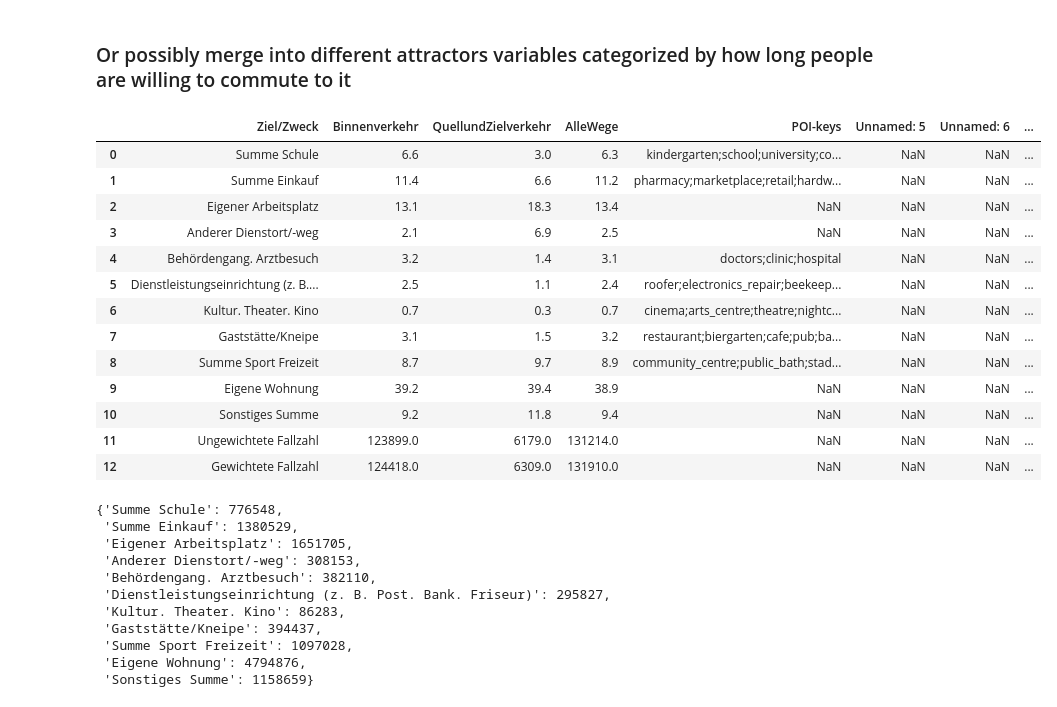
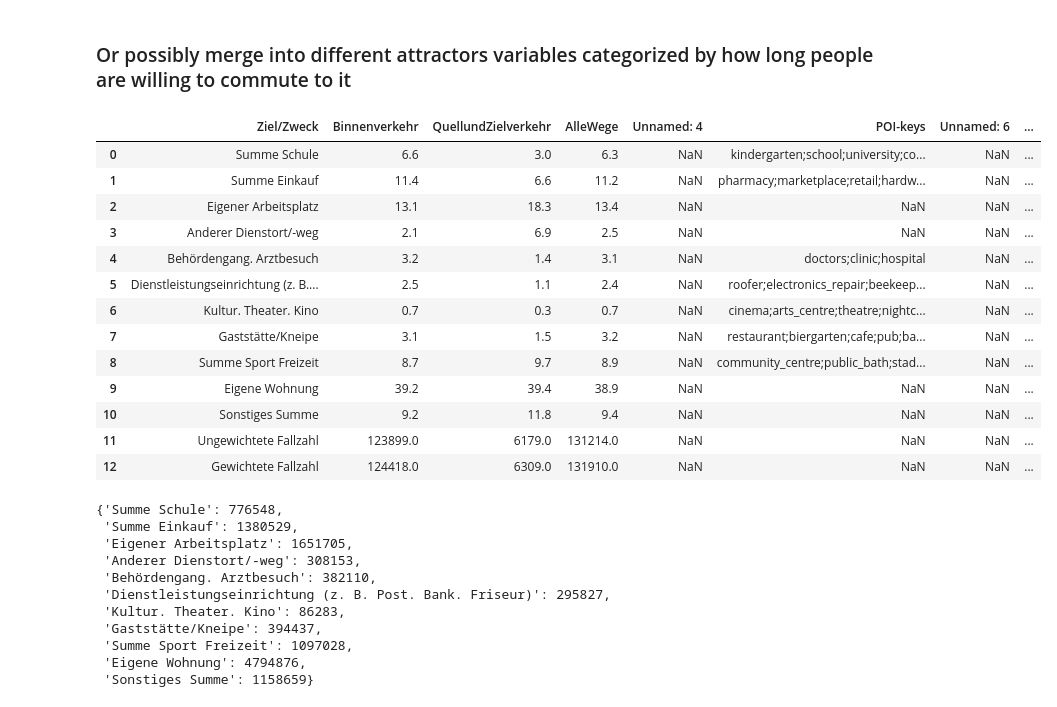
Before and after one commit to maximylius/quetzal_berlin, a Jupyter notebook: notebooks/best_version/102_OSM_POIs.ipynb, the cells around one changed output. Cells and saved outputs as stored; diff of their text form; code cells hidden in the pictures.

```diff
--- a/notebooks/best_version/102_OSM_POIs.ipynb
+++ b/notebooks/best_version/102_OSM_POIs.ipynb
@@ -328,19 +328,19 @@ if show_plots:
 # %% [markdown]
 ### Or possibly merge into different attractors variables categorized by how long people are willing to commute to it
 # %%
-anzahl_Wege_POIkeys = pd.read_excel(input_path + 'transport_stats/wege_zweck_poiskeys.xlsx')
-anzahl_Wege_POIkeys
+wege_zweck_poiskeys = pd.read_excel(input_path + 'transport_stats/wege_zweck_poiskeys.xlsx')
+wege_zweck_poiskeys
 # %% [output]
-|  | Ziel/Zweck | Binnenverkehr | QuellundZielverkehr | AlleWege | POI-keys | Unnamed: 5 | Unnamed: 6 | ... |
-| 0 | Summe Schule | 6.6 | 3.0 | 6.3 | kindergarten;school;university;co... | NaN | NaN | ... |
-| 1 | Summe Einkauf | 11.4 | 6.6 | 11.2 | pharmacy;marketplace;retail;hardw... | NaN | NaN | ... |
+|  | Ziel/Zweck | Binnenverkehr | QuellundZielverkehr | AlleWege | Unnamed: 4 | POI-keys | Unnamed: 6 | ... |
+| 0 | Summe Schule | 6.6 | 3.0 | 6.3 | NaN | kindergarten;school;university;co... | NaN | ... |
+| 1 | Summe Einkauf | 11.4 | 6.6 | 11.2 | NaN | pharmacy;marketplace;retail;hardw... | NaN | ... |
 | 2 | Eigener Arbeitsplatz | 13.1 | 18.3 | 13.4 | NaN | NaN | NaN | ... |
 | 3 | Anderer Dienstort/-weg | 2.1 | 6.9 | 2.5 | NaN | NaN | NaN | ... |
-| 4 | Behördengang. Arztbesuch | 3.2 | 1.4 | 3.1 | doctors;clinic;hospital | NaN | NaN | ... |
-| 5 | Dienstleistungseinrichtung (z. B.... | 2.5 | 1.1 | 2.4 | roofer;electronics_repair;beekeep... | NaN | NaN | ... |
-| 6 | Kultur. Theater. Kino | 0.7 | 0.3 | 0.7 | cinema;arts_centre;theatre;nightc... | NaN | NaN | ... |
-| 7 | Gaststätte/Kneipe | 3.1 | 1.5 | 3.2 | restaurant;biergarten;cafe;pub;ba... | NaN | NaN | ... |
-| 8 | Summe Sport Freizeit | 8.7 | 9.7 | 8.9 | community_centre;public_bath;stad... | NaN | NaN | ... |
+| 4 | Behördengang. Arztbesuch | 3.2 | 1.4 | 3.1 | NaN | doctors;clinic;hospital | NaN | ... |
+| 5 | Dienstleistungseinrichtung (z. B.... | 2.5 | 1.1 | 2.4 | NaN | roofer;electronics_repair;beekeep... | NaN | ... |
+| 6 | Kultur. Theater. Kino | 0.7 | 0.3 | 0.7 | NaN | cinema;arts_centre;theatre;nightc... | NaN | ... |
+| 7 | Gaststätte/Kneipe | 3.1 | 1.5 | 3.2 | NaN | restaurant;biergarten;cafe;pub;ba... | NaN | ... |
+| 8 | Summe Sport Freizeit | 8.7 | 9.7 | 8.9 | NaN | community_centre;public_bath;stad... | NaN | ... |
 | 9 | Eigene Wohnung | 39.2 | 39.4 | 38.9 | NaN | NaN | NaN | ... |
 | 10 | Sonstiges Summe | 9.2 | 11.8 | 9.4 | NaN | NaN | NaN | ... |
 | 11 | Ungewichtete Fallzahl | 123899.0 | 6179.0 | 131214.0 | NaN | NaN | NaN | ... |
```
Also changed, not shown: parts of 1 cell of this notebook, 8 other files.
